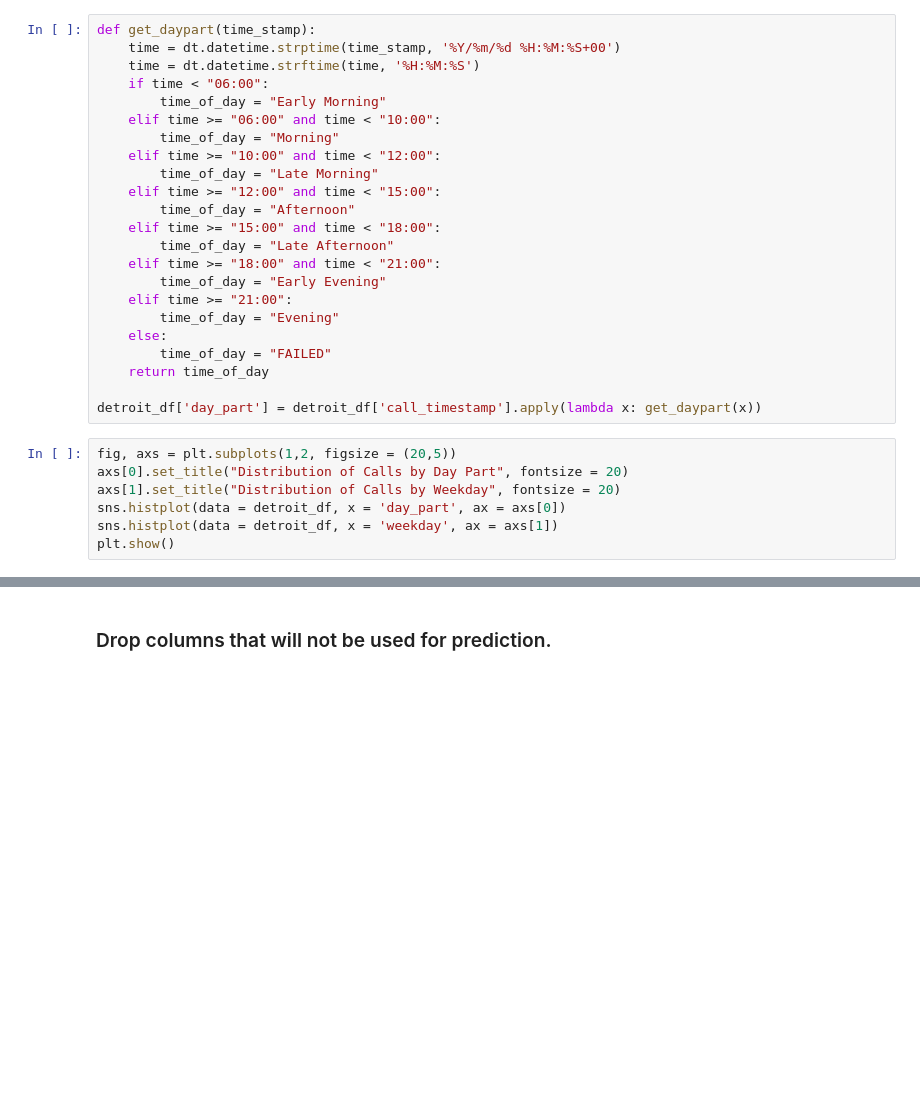
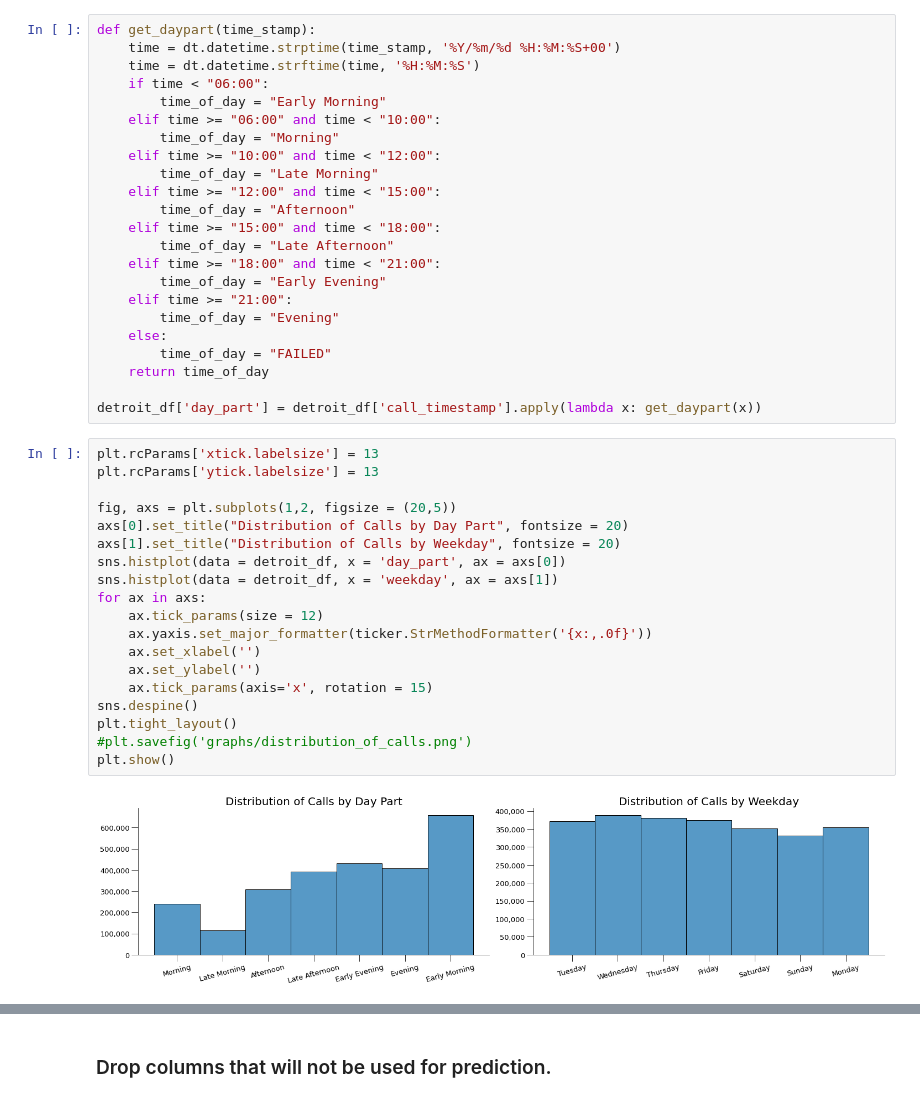
Before and after one commit to jedc4xer/model_assessment, a Jupyter notebook: xgb_improved.ipynb, the cells around one changed output, grey strips where cells are left out. Drawn from its saved outputs; the diff is of its cells as text; blank space fills up the shorter version.

```diff
--- a/xgb_improved.ipynb
+++ b/xgb_improved.ipynb
@@ -159,11 +183,25 @@ def get_daypart(time_stamp):
 
 detroit_df['day_part'] = detroit_df['call_timestamp'].apply(lambda x: get_daypart(x))
 # %%
+plt.rcParams['xtick.labelsize'] = 13
+plt.rcParams['ytick.labelsize'] = 13
+
 fig, axs = plt.subplots(1,2, figsize = (20,5))
 axs[0].set_title("Distribution of Calls by Day Part", fontsize = 20)
 axs[1].set_title("Distribution of Calls by Weekday", fontsize = 20)
 sns.histplot(data = detroit_df, x = 'day_part', ax = axs[0])
 sns.histplot(data = detroit_df, x = 'weekday', ax = axs[1])
+for ax in axs:
+    ax.tick_params(size = 12)
+    ax.yaxis.set_major_formatter(ticker.StrMethodFormatter('{x:,.0f}'))
+    ax.set_xlabel('')
+    ax.set_ylabel('')
+    ax.tick_params(axis='x', rotation = 15)
+sns.despine()
+plt.tight_layout()
+#plt.savefig('graphs/distribution_of_calls.png')
 plt.show()
+# %% [output]
+[figure, added]
 # %%
 detroit_df.head()
```
Also changed, not shown: parts of 12 cells of this notebook.
